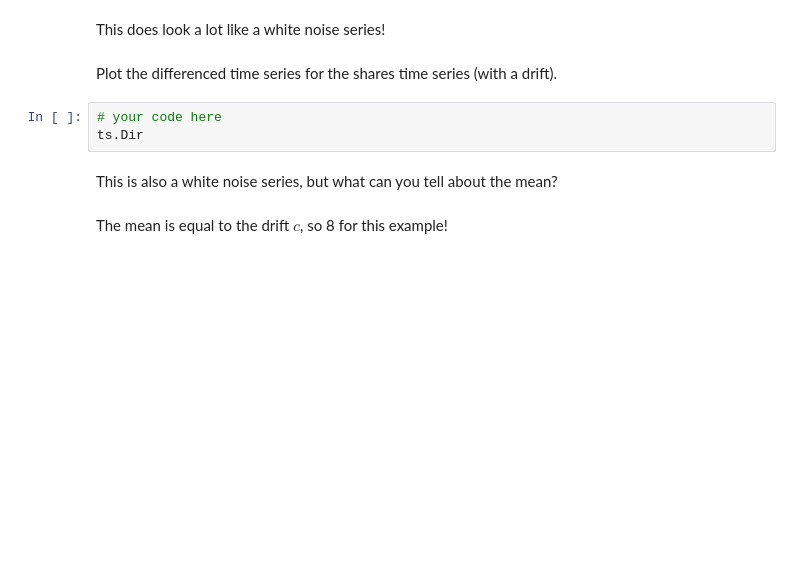
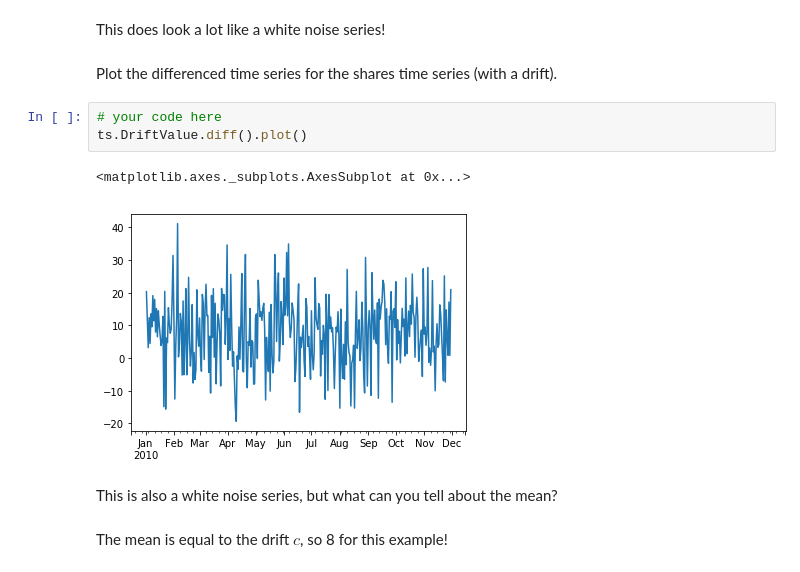
Before and after one commit to minotaur142/dsc-basic-time-series-models-lab-nyc-ds-060319, a Jupyter notebook: index.ipynb, the cells around one changed output. Saved outputs shown, nothing was run; the diff lists cells and outputs as text; blank space fills up the shorter version.

```diff
--- a/index.ipynb
+++ b/index.ipynb
@@ -189,7 +189,10 @@ This does look a lot like a white noise series!
 Plot the differenced time series for the shares time series (with a drift).
 # %%
 # your code here
-ts.Dir
+ts.DriftValue.diff().plot()
+# %% [output]
+<matplotlib.axes._subplots.AxesSubplot at 0x...>
+[figure, added]
 # %% [markdown]
 This is also a white noise series, but what can you tell about the mean?
 # %% [markdown]
```
